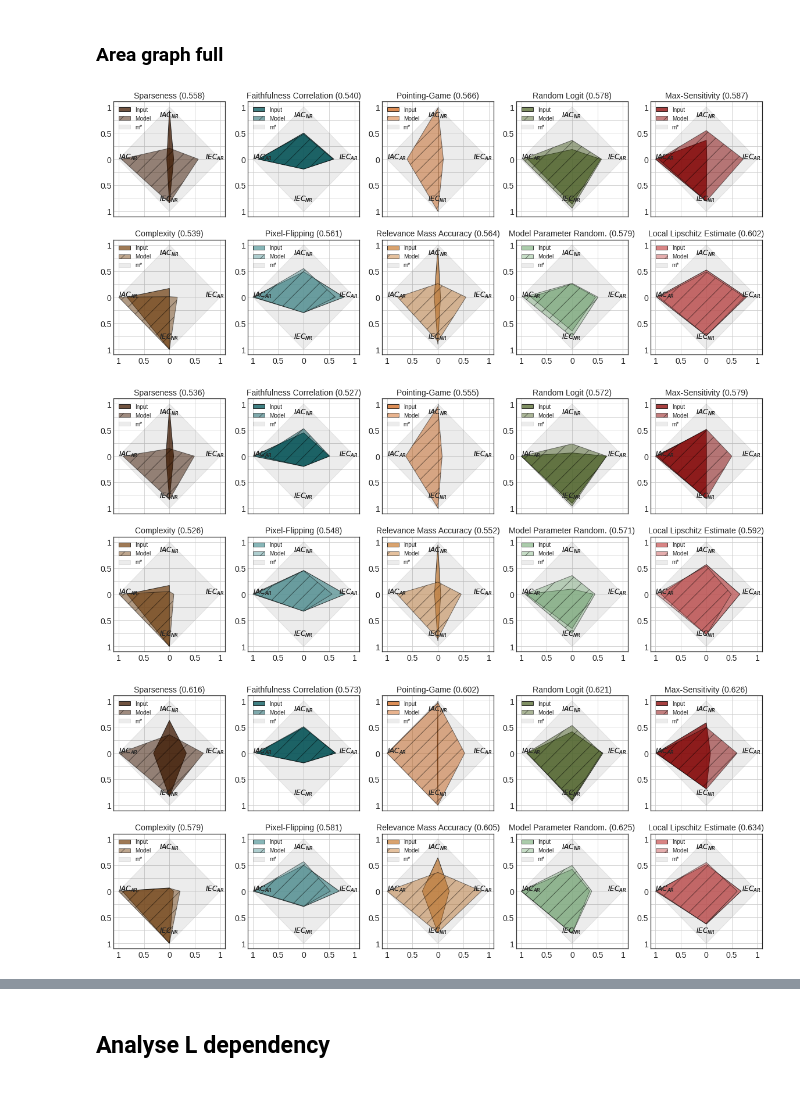
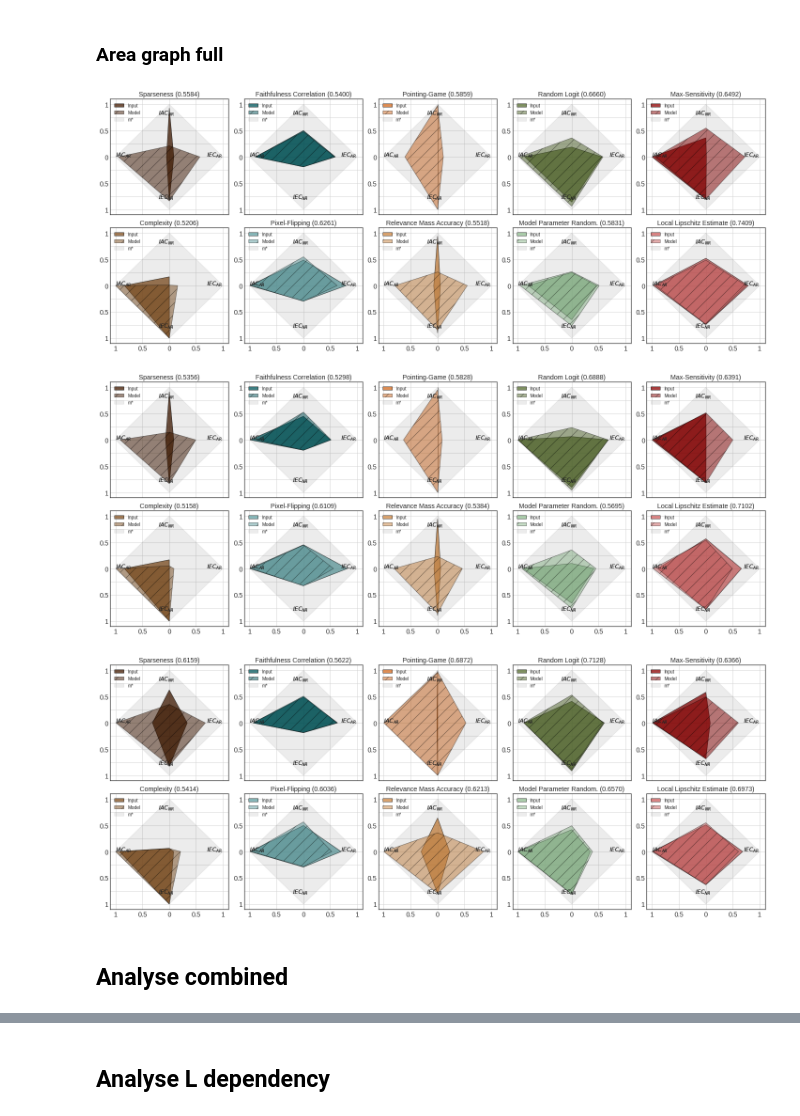
Before and after one commit to annahedstroem/MetaQuantus, a Jupyter notebook: nbs/MetaQuantus-analysis (1).ipynb, the cells around one changed output, grey strips where cells are left out. Drawn from its saved outputs; the diff is of its cells as text; code cells hidden in the pictures.

```diff
--- a/nbs/MetaQuantus-analysis (1).ipynb
+++ b/nbs/MetaQuantus-analysis (1).ipynb
@@ -499,10 +737,13 @@ sorted([str(f.stem) for f in list(path.iterdir()) if "benchmark_exercise" in str
 # %%
 # Load an object.
 dataset_name = "MNIST"
-benchmark_mnist = load_obj(path_results+"benchmarks/", fname=f"14122022_{dataset_name}_benchmark_exercise_8757_f", use_json=True)[dataset_name]["LeNet"]
+benchmark_mnist = load_obj(path_results+"benchmarks/", fname=f"14122022_MNIST_benchmark_exercise_8757_f", use_json=True)[dataset_name]["LeNet"]
+#benchmark_mnist_1 = load_obj(path_results+"benchmarks/", fname=f"18122022_MNIST_benchmark_exercise_d47a_f", use_json=True)[dataset_name]["LeNet"]
 
 dataset_name = "fMNIST"
-benchmark_fmnist = load_obj(path_results+"benchmarks/", fname=f"14122022_{dataset_name}_benchmark_exercise_460d_f", use_json=True)[dataset_name]["LeNet"]
+benchmark_fmnist = load_obj(path_results+"benchmarks/", fname=f"14122022_fMNIST_benchmark_exercise_460d_f", use_json=True)[dataset_name]["LeNet"]
+#benchmark_fmnist_1 = load_obj(path_results+"benchmarks/", fname=f"18122022_fMNIST_benchmark_exercise_21db_f", use_json=True)[dataset_name]["LeNet"]
 
 dataset_name = "cMNIST"
-benchmark_cmnist = load_obj(path_results+"benchmarks/", fname=f"14122022_{dataset_name}_benchmark_exercise_ef2c_f", use_json=True)[dataset_name]["ResNet9"]
+benchmark_cmnist = load_obj(path_results+"benchmarks/", fname=f"14122022_cMNIST_benchmark_exercise_ef2c_f", use_json=True)[dataset_name]["ResNet9"]
+#benchmark_cmnist_1 = load_obj(path_results+"benchmarks/", fname=f"18122022_cMNIST_benchmark_exercise_4409_f", use_json=True)[dataset_name]["ResNet9"]
@@ -508,0 +759,3 @@ benchmark_cmnist = load_obj(path_results+"benchmarks/", fname=f"14122022_{datase
+# %%
+scores = np.array(list(benchmark_mnist["Complexity"]["Sparseness"]["results_eval_scores_perturbed"]["Model Resilience Test"].values()))
+scores.mean(), scores.std(), scores.min(), scores.max()
@@ -508,0 +764,14 @@ benchmark_cmnist = load_obj(path_results+"benchmarks/", fname=f"14122022_{datase
+# %%
+for k in ['Gradient', 'Saliency', 'IntegratedGradients', 'GradCAM', 'Occlusion', 'GradientShap']:
+    scores = benchmark_cmnist["Complexity"]["Complexity"]["results_eval_scores"]["Model Adversary Test"][k]
+    print(k, len(np.unique(scores)), np.unique(scores))
+    if not np.isnan(scores).all():
+        try:
+            scores = scores[~np.isnan(scores)]
+        except:
+            pass
+        try:
+            sns.distplot(scores)
+            plt.show()
+        except:
+            pass
@@ -830,13 +1183,14 @@ plot_single_estimator_area(benchmark_cmnist, estimator_category, estimator_name,
 # %%
 def plot_multiple_estimator_area(benchmark: dict,
                                  estimators: dict,
-                                 average_over: list = ["Model", "Input"],):
+                                 average_over: list = ["Model", "Input"],
+                                 dataset_name=""):
 
     fig, axs = plt.subplots(2, 5, sharex=True, figsize=(20, 8)) #sharex=True, sharey=True,
 
-    scores = []
     for ex1, (estimator_category, metrics) in enumerate(estimators.items()):
         for ex2, estimator_name in enumerate(metrics):
+            scores = []
             for px, perturbation_type in enumerate(["Input", "Model"]):
 
                 intra_scores_res = np.array(benchmark[estimator_category][estimator_name]["results_consistency_scores"][perturbation_type]["intra_scores_res"]).flatten()
@@ -878,7 +1232,9 @@ def plot_multiple_estimator_area(benchmark: dict,
             axs[ex2, ex1].set_yticklabels(["", "1", "", "0.5", "",  "0", "", "0.5", "", "1", ""], fontsize=14)
             if estimator_name == "Model Parameter Randomisation Test":
                 estimator_name = "Model Parameter Random."
-            axs[ex2, ex1].set_title(f"{estimator_name} ({np.array(scores).flatten().mean():.3f})", fontsize=14)
+
+            #print(scores)
+            axs[ex2, ex1].set_title(f"{estimator_name} ({np.array(scores).flatten().mean():.4f})", fontsize=14)
             axs[ex2, ex1].grid()
             axs[ex2, ex1].legend(loc="upper left")
 
@@ -889,11 +1245,17 @@ def plot_multiple_estimator_area(benchmark: dict,
             #axs[ex2, ex1].set_xlim(-1.6, 1.6)
             #axs[ex2, ex1].set_ylim(-1.6, 1.6)
             plt.grid()
+
+    plt.tight_layout()
+    plt.savefig(path_results+"plots/"+f"full_area_graph_{dataset_name}.png", dpi=1000)
+    plt.show()
 # %%
-plot_multiple_estimator_area(benchmark=benchmark_mnist, estimators=estimators, average_over=["Model", "Input"]);
-plot_multiple_estimator_area(benchmark=benchmark_fmnist, estimators=estimators, average_over=["Model", "Input"]);
-plot_multiple_estimator_area(benchmark=benchmark_cmnist, estimators=estimators, average_over=["Model", "Input"]);
+plot_multiple_estimator_area(benchmark=benchmark_mnist, estimators=estimators, average_over=["Model", "Input"], dataset_name="MNIST");
+plot_multiple_estimator_area(benchmark=benchmark_fmnist, estimators=estimators, average_over=["Model", "Input"], dataset_name="fMNIST");
+plot_multiple_estimator_area(benchmark=benchmark_cmnist, estimators=estimators, average_over=["Model", "Input"], dataset_name="cMNIST");
 # %% [output]
-[figure, old version]
+[figure, new version]
-[figure, old version]
+[figure, new version]
-[figure, old version]
+[figure, new version]
+# %% [markdown]
+## Analyse combined
```
Also changed, not shown: parts of 95 cells of this notebook, 22 other files.
